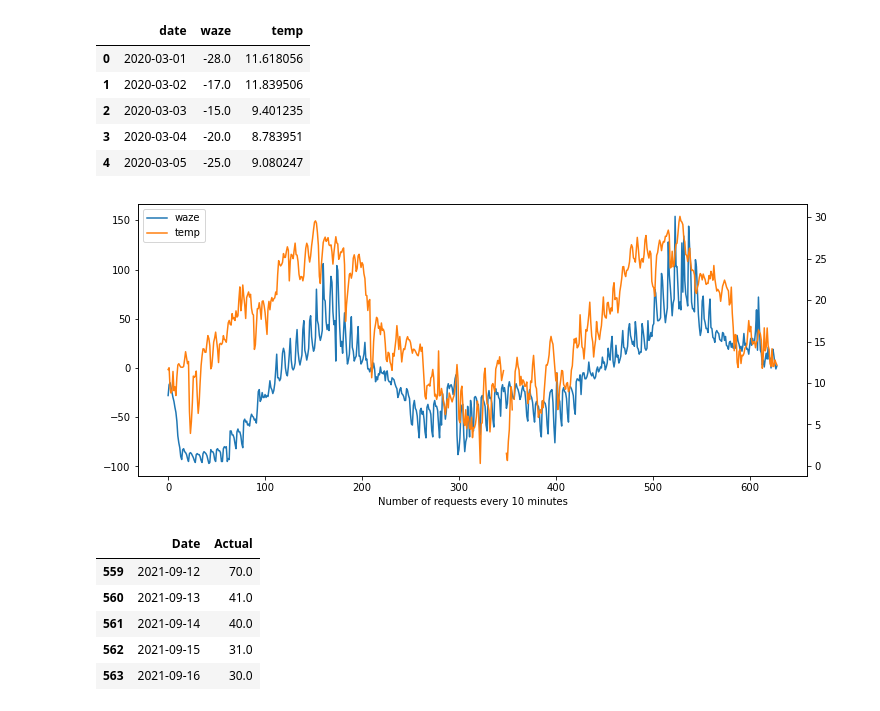
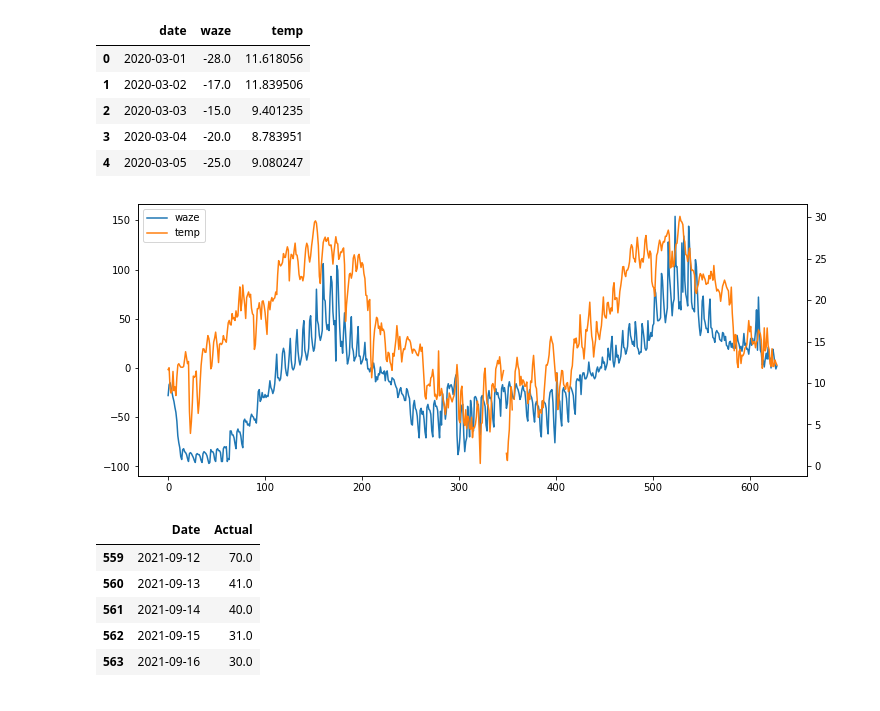
Before and after one commit to vettorefburana/Uber-Orbit-Forecast, a Jupyter notebook: forecasting.ipynb, the cells around one changed output. Cells and saved outputs as stored; diff of their text form; code cells hidden in the pictures.

```diff
--- a/forecasting.ipynb
+++ b/forecasting.ipynb
@@ -42,18 +42,17 @@ data.head()
 | 4 | 2020-03-05 | -25.0 | 9.080247 |
 # %%
 plt.figure(figsize=(12,5))
-plt.xlabel('Number of requests every 10 minutes')
 
 ax1 = data.waze.plot()
 ax2 = data.temp.plot(secondary_y=True)
 
 h1, l1 = ax1.get_legend_handles_labels()
 h2, l2 = ax2.get_legend_handles_labels()
 
 plt.legend(h1+h2, l1+l2, loc=2)
 plt.show()
 # %% [output]
-[figure, old version]
+[figure, new version]
 # %%
 #split the dataset
 test_size = 70
```
Also changed, not shown: parts of 1 cell of this notebook.
